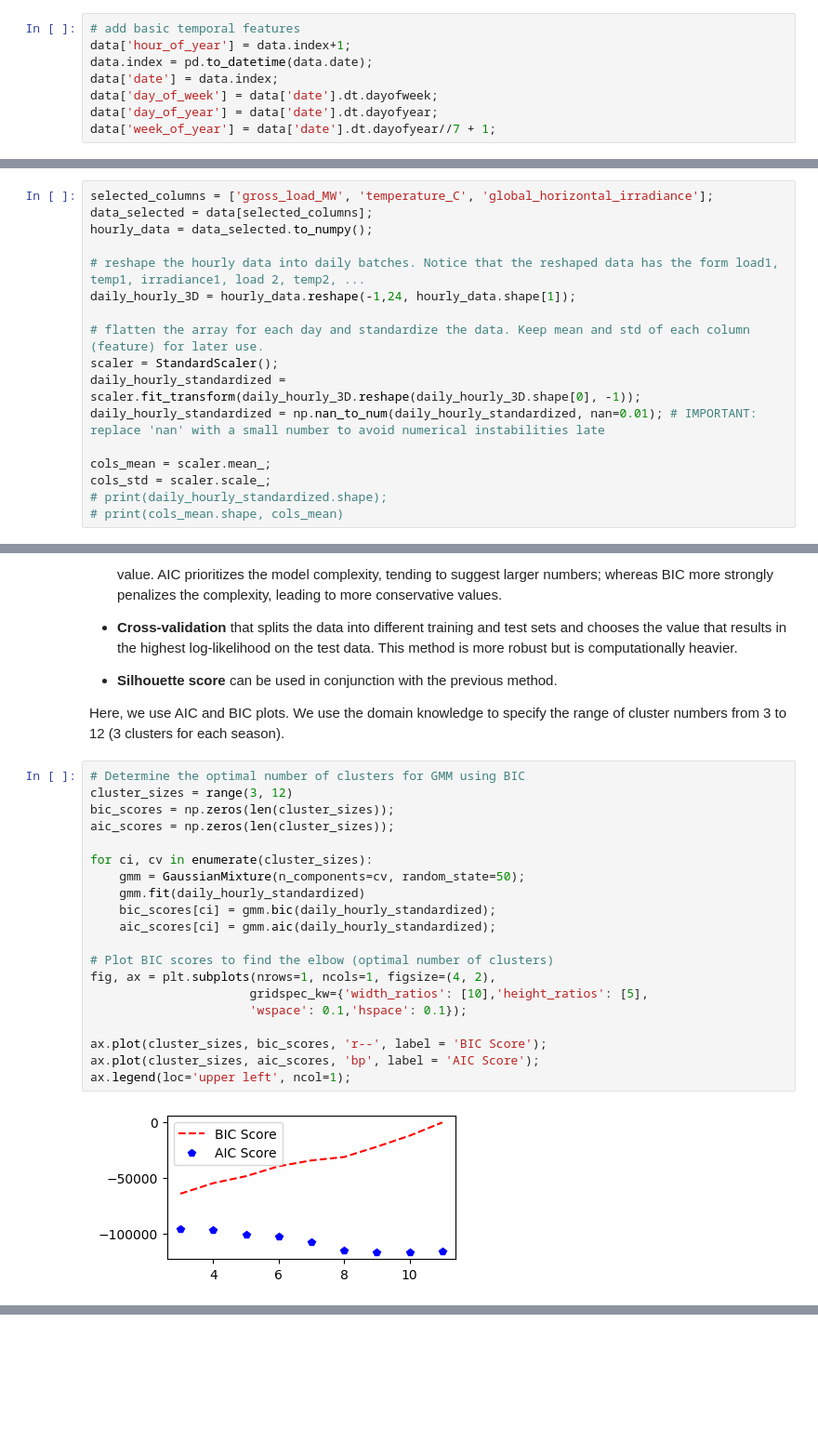
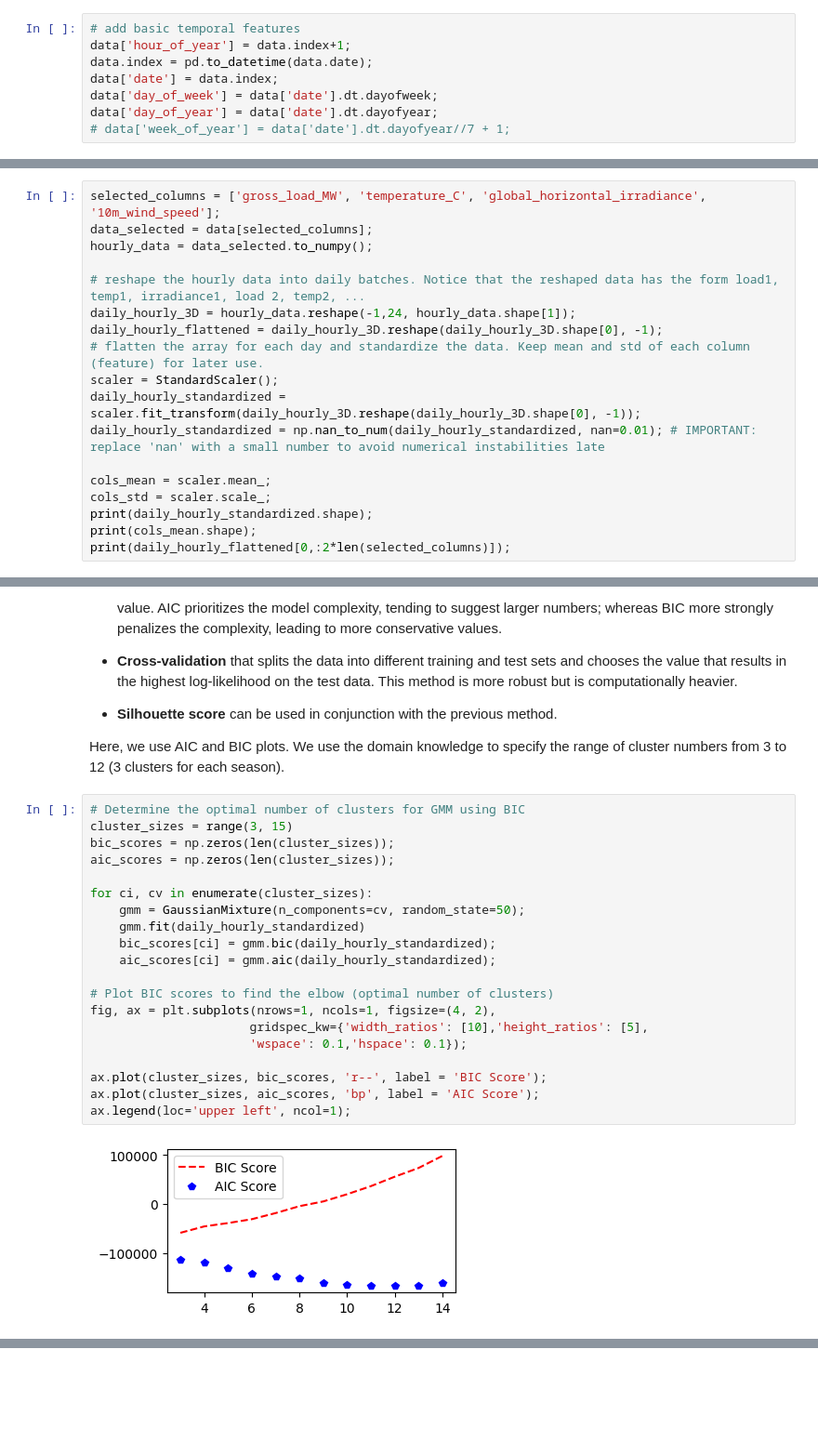
Before and after one commit to RahmanKhorramfar91/UAI_AI_Energy_Case_Studies, a Jupyter notebook: Case Study 2 - Extreme Events_Identification and Generation_.ipynb, the cells around one changed output, grey strips where cells are left out. Shown at 93% size. Drawn from its saved outputs; the diff is of its cells as text.

```diff
--- a/Case Study 2 - Extreme Events_Identification and Generation_.ipynb
+++ b/Case Study 2 - Extreme Events_Identification and Generation_.ipynb
@@ -103,7 +98,7 @@ data.index = pd.to_datetime(data.date);
 data['date'] = data.index;
 data['day_of_week'] = data['date'].dt.dayofweek;
 data['day_of_year'] = data['date'].dt.dayofyear;
-data['week_of_year'] = data['date'].dt.dayofyear//7 + 1;
+# data['week_of_year'] = data['date'].dt.dayofyear//7 + 1;
 # %%
 # a dataframe to daily info as well as the results of outlier detection algorithms
 selected_columns = ['gross_load_MW' ,'temperature_C','global_horizontal_irradiance', '10m_wind_speed', 'day_of_year','day_of_week'];
@@ -141,13 +130,13 @@ We use DBSCAN for outlier **days** detection. Remember that our data is provided
 
 Another way is to flatten the stacked daily data into a long array. Therefore, every 24 rows of $C$ columns is flattened into a one row of $24\times C$ columns. Next, we create this framework and standardize its values to ensure  consistency.
 # %%
-selected_columns = ['gross_load_MW', 'temperature_C', 'global_horizontal_irradiance'];
+selected_columns = ['gross_load_MW', 'temperature_C', 'global_horizontal_irradiance', '10m_wind_speed'];
 data_selected = data[selected_columns];
 hourly_data = data_selected.to_numpy();
 
 # reshape the hourly data into daily batches. Notice that the reshaped data has the form load1, temp1, irradiance1, load 2, temp2, ...
 daily_hourly_3D = hourly_data.reshape(-1,24, hourly_data.shape[1]);
-
+daily_hourly_flattened = daily_hourly_3D.reshape(daily_hourly_3D.shape[0], -1);
 # flatten the array for each day and standardize the data. Keep mean and std of each column (feature) for later use.
 scaler = StandardScaler();
 daily_hourly_standardized =  scaler.fit_transform(daily_hourly_3D.reshape(daily_hourly_3D.shape[0], -1));
@@ -155,5 +144,6 @@ daily_hourly_standardized = np.nan_to_num(daily_hourly_standardized, nan=0.01);
 
 cols_mean = scaler.mean_;
 cols_std = scaler.scale_;
-# print(daily_hourly_standardized.shape);
-# print(cols_mean.shape, cols_mean)
+print(daily_hourly_standardized.shape);
+print(cols_mean.shape);
+print(daily_hourly_flattened[0,:2*len(selected_columns)]);
@@ -222,24 +219,24 @@ Unlike DBSCAN, the GMM method requires the number of clusters to be specified by
 Here, we use AIC and BIC plots. We use the domain knowledge to specify the range of cluster numbers from 3 to 12 (3 clusters for each season).
 # %%
 # Determine the optimal number of clusters for GMM using BIC
-cluster_sizes = range(3, 12)
+cluster_sizes = range(3, 15)
 bic_scores = np.zeros(len(cluster_sizes));
 aic_scores = np.zeros(len(cluster_sizes));
 
 for ci, cv in enumerate(cluster_sizes):
     gmm = GaussianMixture(n_components=cv, random_state=50);
     gmm.fit(daily_hourly_standardized)
     bic_scores[ci] = gmm.bic(daily_hourly_standardized);
     aic_scores[ci] = gmm.aic(daily_hourly_standardized);
 
 # Plot BIC scores to find the elbow (optimal number of clusters)
 fig, ax = plt.subplots(nrows=1, ncols=1, figsize=(4, 2),
                       gridspec_kw={'width_ratios': [10],'height_ratios': [5],
                       'wspace': 0.1,'hspace': 0.1});
 
 ax.plot(cluster_sizes, bic_scores, 'r--', label = 'BIC Score');
 ax.plot(cluster_sizes, aic_scores, 'bp', label = 'AIC Score');
 ax.legend(loc='upper left', ncol=1);
 # %% [output]
-[figure, old version]
+[figure, new version]
 # %% [markdown]
```
Also changed, not shown: parts of 28 cells of this notebook.
